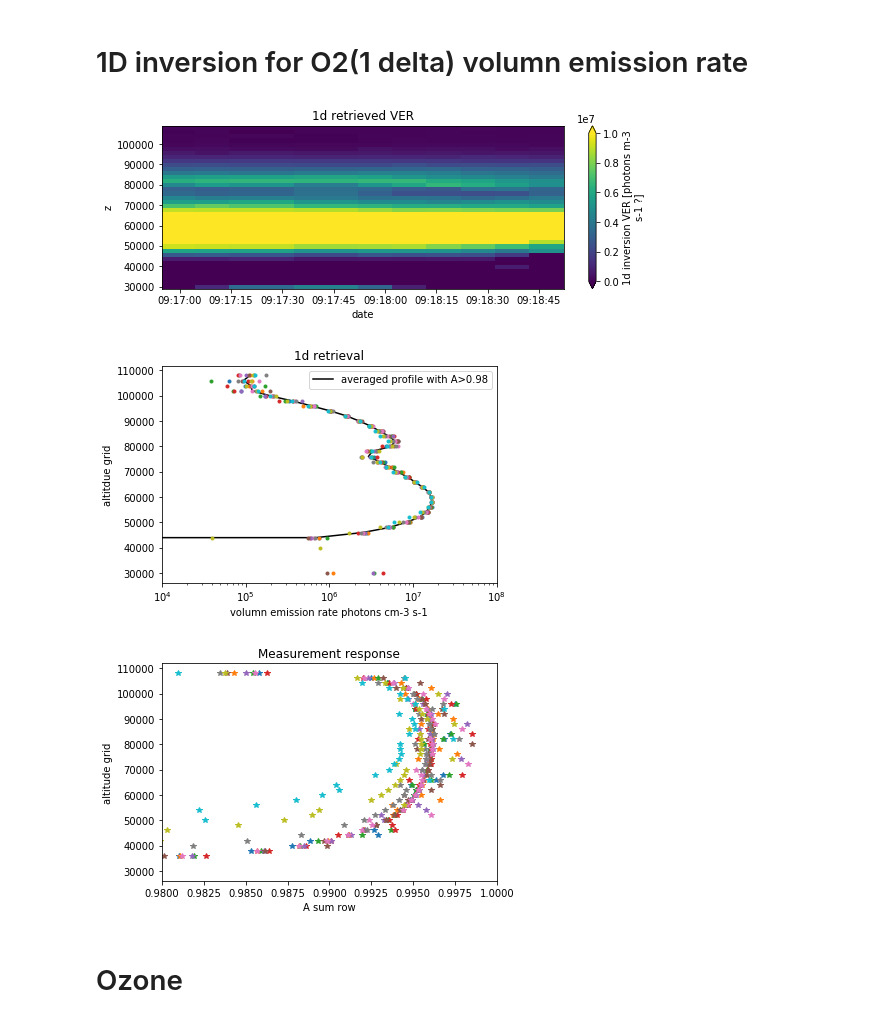
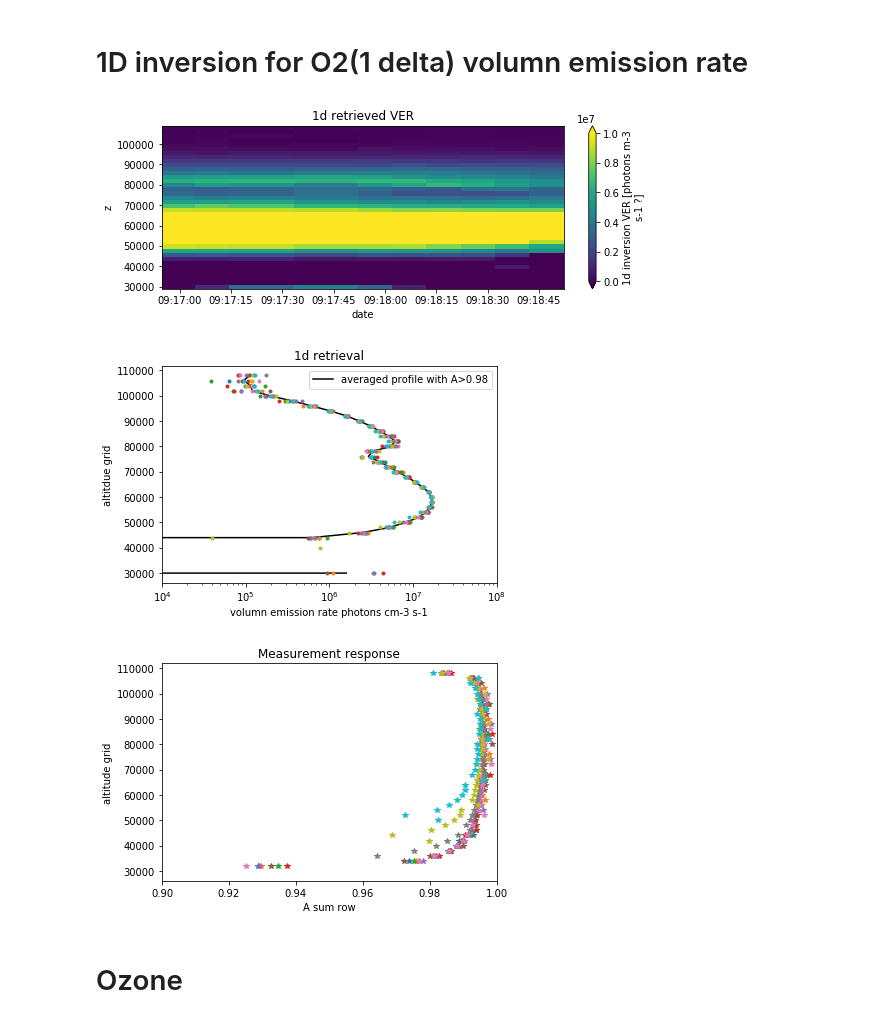
Before and after one commit to Anqi-Li/iris, a Jupyter notebook: notebooks/ozone_retrieval.ipynb, the cells around one changed output. Cells and saved outputs as stored; diff of their text form; code cells hidden in the pictures.

```diff
--- a/notebooks/ozone_retrieval.ipynb
+++ b/notebooks/ozone_retrieval.ipynb
@@ -19,7 +19,7 @@ num_of_orbits = 2
 ch = 3
 
 
-db = sql.connect('/home/anqil/Documents/Python/iris_git/OSIRIS_three_orbits_test.db')
+db = sql.connect('/home/anqil/Documents/Python/iris/OSIRIS_three_orbits_test.db')
 cur = db.cursor()
 
 return_column = ('data, mjd, look_ecef, sc_position_ecef, latitude, longitude, altitude')
@@ -183,41 +183,42 @@ result_1d = xr.DataArray(result_1d,
 result_1d.attrs['units'] = 'photons m-3 s-1 ?'
 result_1d.attrs['long_name'] = '1d inversion VER'
 Ave = np.array(Ave)
-result_1d_mean = result_1d.where(Ave>0.98).mean(dim='date')
+threshold = 0.9
+result_1d_mean = result_1d.where(Ave>threshold).mean(dim='date')
 
 # plot VER results
 result_1d.plot(x='date', y='z',
 #         norm=LogNorm(),
          vmin=0, vmax=1e7,
          size=3, aspect=3)
 ax = plt.gca()
 ax.set(title='1d retrieved VER')
 plt.show()
 
 plt.figure()
 result_1d_mean.plot(y='z', color='k',ls='-',
                     label='averaged profile with A>0.98')
 ax = plt.gca()
 ax.plot(result_1d.T, z, '.')
 ax.set_xscale('log')
 ax.set(xlim=[1e4, 1e8],
        xlabel='volumn emission rate photons cm-3 s-1',
        ylabel='altitdue grid',
        title='1d retrieval')
 ax.legend()
 plt.show()
 
 # plot averaging kernel
 plt.plot(Ave.T, z, '*')
 plt.xlabel('A sum row')
 plt.ylabel('altitude grid')
 plt.title('Measurement response')
-plt.xlim([0.98, 1])
+plt.xlim([threshold, 1])
 plt.show()
 # %% [output]
 [figure]
-[figure, old version]
+[figure, new version]
-[figure, old version]
+[figure, new version]
 # %% [markdown]
 # Ozone
 # %%
```
Also changed, not shown: parts of 5 cells of this notebook, 1 other file.
